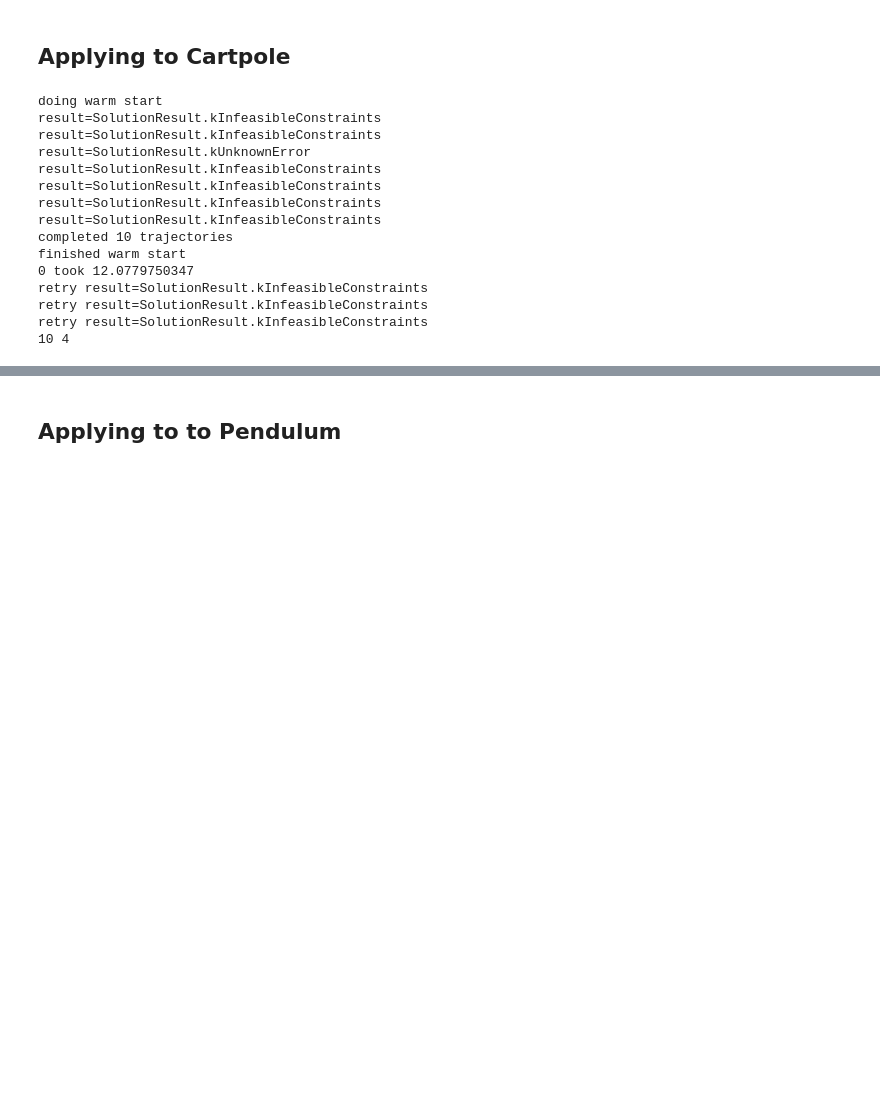
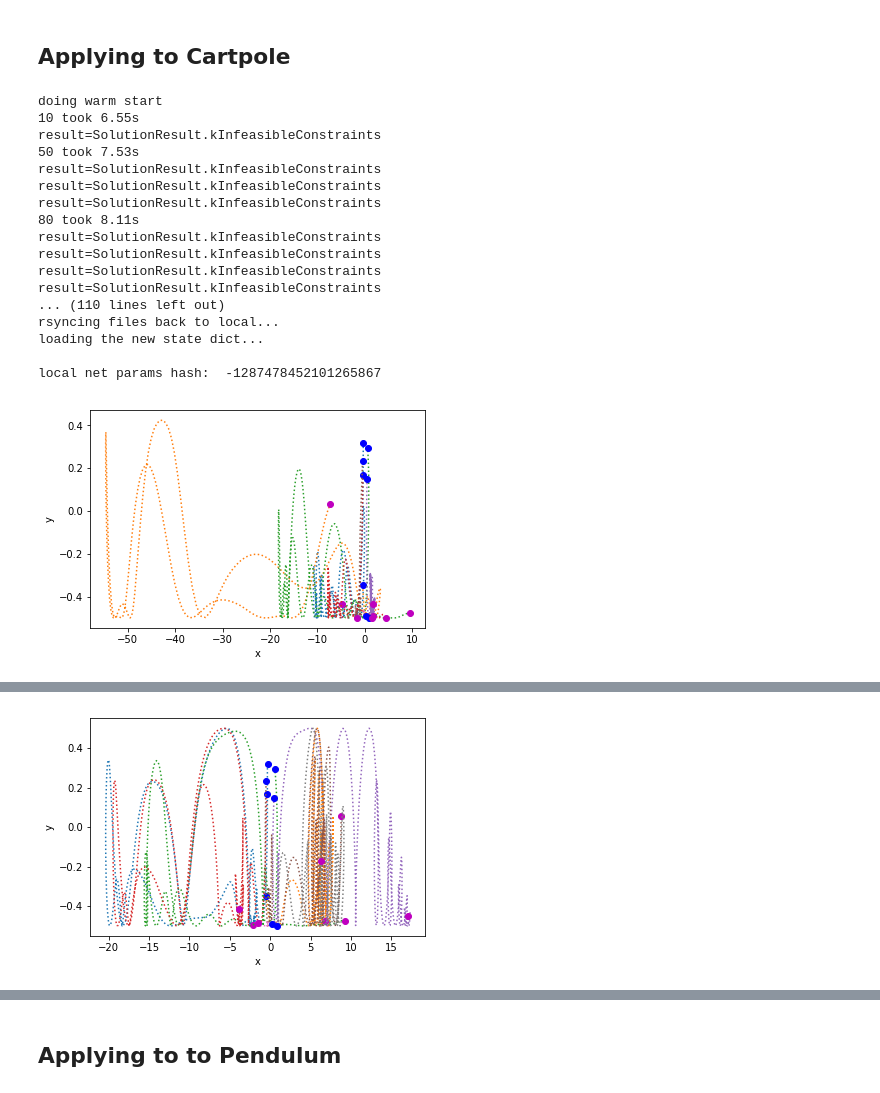
Before and after one commit to robert-verkuil/drake-pytorch, a Jupyter notebook: python/Igor + DL (prong 2).ipynb, the cells around one changed output, grey strips where cells are left out. Drawn from its saved outputs; the diff is of its cells as text; code cells hidden in the pictures; blank space fills up the shorter version.

Commit message:
About to deep dive investigate that igor functionality is working as intended

```diff
--- a/python/Igor + DL (prong 2).ipynb
+++ b/python/Igor + DL (prong 2).ipynb
@@ -38,7 +38,7 @@ from igor import (
 # Remember to change this on the GPU reciever side too!!!
 def kNetConstructor():
 #     return MLP(2, 32, layer_norm=True, dropout=True)
-    return MLP(2, 32, layer_norm=False, dropout=False)
+     return MLP(2, 32, layer_norm=False, dropout=False)
 #     return MLP(2, 2, layer_norm=False)
 #     return FCBIG(2, 2)
 #     return FCBIG(2, 2)
@@ -46,8 +46,9 @@ net = kNetConstructor()
 expmt = "pendulum"
 ic_list=None
 
+
 # warm_start=None
 warm_start="linear"
 # warm_start="random"
 # warm_start="target"
-do_igor_optimization(net, kNetConstructor, expmt, ic_list, naive=True, warm_start=warm_start)
+do_igor_optimization(net, kNetConstructor, expmt, ic_list, naive=False, warm_start=warm_start)
@@ -111,26 +57,33 @@ local net params hash:  5751742447802251566
 # %%
 %matplotlib inline
 # First let's just see what Igor Optimization does on pendulum
 def kNetConstructor():
     return MLP(4, 128, layer_norm=False)
 net = kNetConstructor()
 expmt = "cartpole"
 ic_list=None
 
-do_igor_optimization(net, kNetConstructor, expmt, ic_list, naive=False, warm_start=None)
+# warm_start=None
+warm_start="linear"
+# warm_start="random"
+# warm_start="target"
+do_igor_optimization(net, kNetConstructor, expmt, ic_list, naive=False, warm_start=warm_start)
 # %% [output]
 doing warm start
+10 took 6.55s
+result=SolutionResult.kInfeasibleConstraints
+50 took 7.53s
 result=SolutionResult.kInfeasibleConstraints
 result=SolutionResult.kInfeasibleConstraints
-result=SolutionResult.kUnknownError
+result=SolutionResult.kInfeasibleConstraints
+80 took 8.11s
 result=SolutionResult.kInfeasibleConstraints
 result=SolutionResult.kInfeasibleConstraints
 result=SolutionResult.kInfeasibleConstraints
 result=SolutionResult.kInfeasibleConstraints
-completed 10 trajectories
-finished warm start
-0 took 12.0779750347
-retry result=SolutionResult.kInfeasibleConstraints
-retry result=SolutionResult.kInfeasibleConstraints
-retry result=SolutionResult.kInfeasibleConstraints
-10 4
+... (110 lines left out)
+rsyncing files back to local...
+loading the new state dict...
+
+local net params hash:  -1287478452101265867
+[figure, added]
@@ -137,0 +107 @@ TypeError: expected string or Unicode object, NoneType found
+[figure, added]
```
Also changed, not shown: parts of 2 cells of this notebook, 7 other files.
